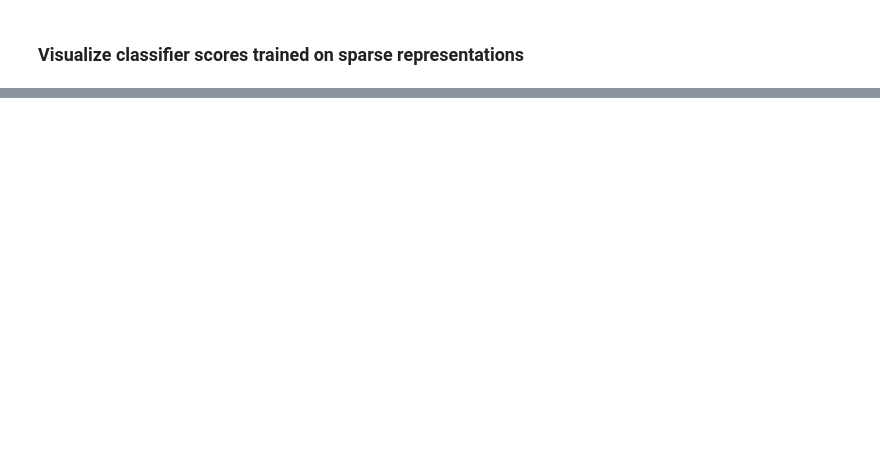
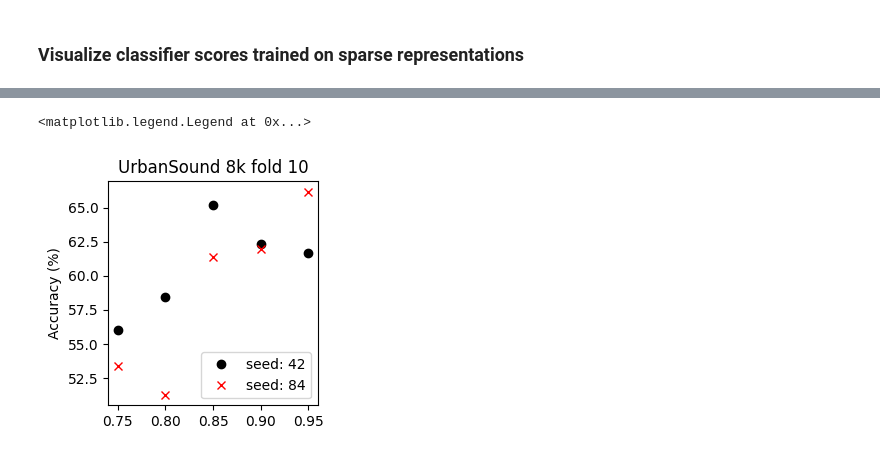
Before and after one commit to Lebourdais/Aud-IB-le, a Jupyter notebook: egs/visu_scores.ipynb, the cells around one changed output, grey strips where cells are left out. Saved outputs shown, nothing was run; the diff lists cells and outputs as text; code cells hidden in the pictures; blank space fills up the shorter version.

```diff
--- a/egs/visu_scores.ipynb
+++ b/egs/visu_scores.ipynb
@@ -53,0 +80,45 @@ ax.invert_xaxis()
+# %%
+conf_sparsity_map = {
+    "016": 0.75,
+    "017": 0.8,
+    "018": 0.85,
+    "019": 0.9,
+    "020": 0.95,
+
+}
+classif_seeds = [42,84]
+to_plot = {}
+for seed in classif_seeds:
+    sparsity = []
+    acc = []
+    mse = []
+    auc = []
+    for conf_id, spar in conf_sparsity_map.items():
+        metrics = os.path.join(exp_root, "train/SAE", exp_tag, f"{conf_id}_{exp_name}_{seed}","metrics/metrics_summary_fold10.json")
+        with open(metrics,"r") as fh:
+            scores = json.load(fh)
+        sparsity.append(spar)
+        acc.append(scores["acc"]["mean"] * 100)
+        mse.append(scores["mse_spec"]["mean"])
+        auc.append(scores["auc"]["mean"] * 100)
+
+    to_plot[f"{seed}"] = {"mse": mse, "acc":acc, "auc":auc, "sparsity": sparsity}
+# %%
+fig, ax = plt.subplots(1,1,figsize=(3,3), layout="tight")
+
+for seed, metrics_dict in to_plot.items():
+    acc = metrics_dict["acc"]
+    mse = metrics_dict["mse"]
+    sparsity = metrics_dict["sparsity"]
+    color = 'k' if int(seed) == 42 else "r"
+    marker = "o" if int(seed) == 42 else "x"
+
+    ax.plot(sparsity, acc, linestyle=" ", marker=marker, color=color, label=f"seed: {seed}")
+    ax.set_ylabel("Accuracy (%)")
+    ax.set_title("UrbanSound 8k fold 10")
+    ax.grid()
+
+ax.legend()
+# %% [output]
+<matplotlib.legend.Legend at 0x...>
+[figure, added]
```
Also changed, not shown: parts of 5 cells of this notebook, 19 other files.
